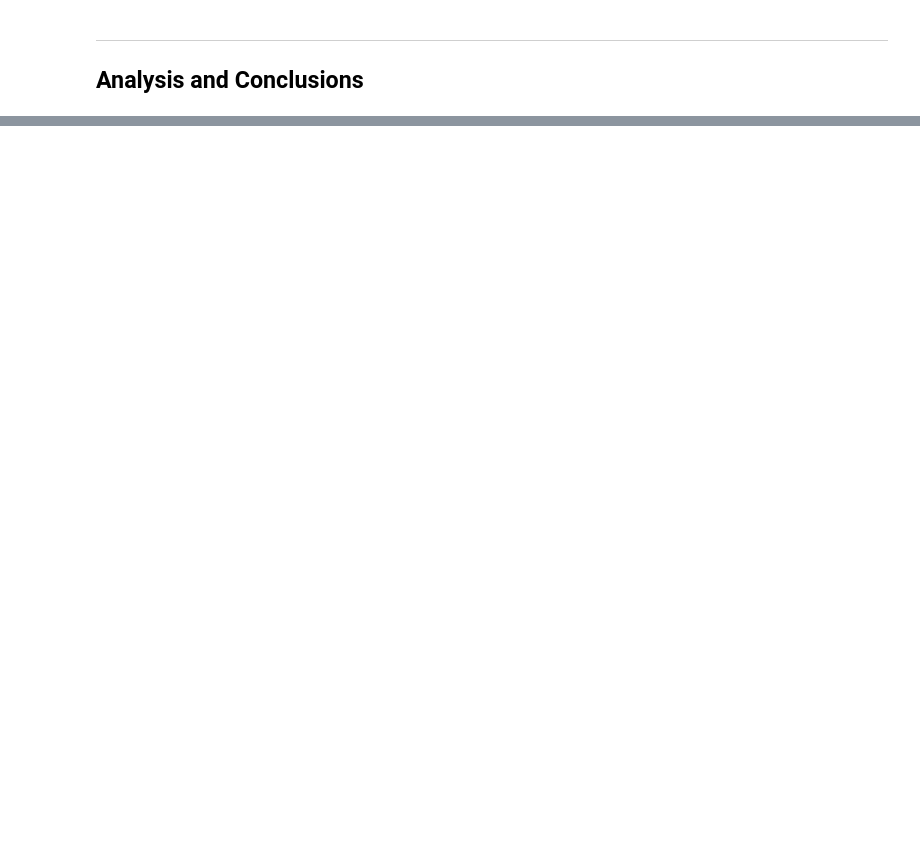
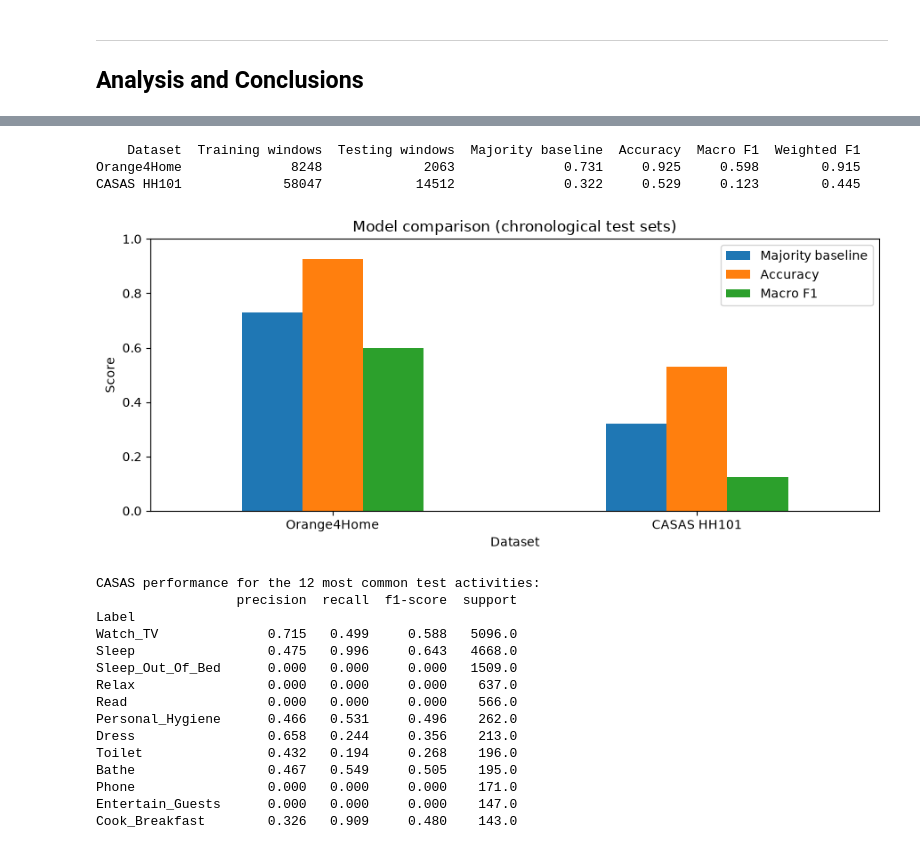
Before and after one commit to KhenFalcon/CSCI-4380---Data-Mining---Final-Project, a Jupyter notebook: CS4380 - Final Project.ipynb, the cells around one changed output, grey strips where cells are left out. Cells and saved outputs as stored; diff of their text form; code cells hidden in the pictures; blank space fills up the shorter version.

```diff
--- a/CS4380 - Final Project.ipynb
+++ b/CS4380 - Final Project.ipynb
@@ -663,0 +687,12 @@ model.fit(o4h_train_X, o4h_train_y) # training
+# %%
+# --- CASAS ---
+# Use the same chronological 80/20 split and Random Forest settings as Orange4Home.
+casas_part_i = int(len(casas_X) * 0.8)
+casas_train_X, casas_test_X = casas_X.iloc[:casas_part_i], casas_X.iloc[casas_part_i:]
+casas_train_y, casas_test_y = casas_y.iloc[:casas_part_i], casas_y.iloc[casas_part_i:]
+
+casas_model = RandomForestClassifier(n_estimators=100, max_depth=12, min_samples_leaf=5,
+                                     random_state=42, n_jobs=-1)
+casas_model.fit(casas_train_X, casas_train_y)
+casas_predictions = casas_model.predict(casas_test_X)
+print(f"CASAS: {len(casas_train_X):,} training windows, {len(casas_test_X):,} testing windows")
@@ -666,0 +730,55 @@ model.fit(o4h_train_X, o4h_train_y) # training
+# %%
+from sklearn.metrics import classification_report
+
+# Compare performance to a simple model that always guesses the training majority class.
+def summarize_results(name, train_y, test_y, predicted):
+    majority = train_y.value_counts().idxmax()
+    return {
+        "Dataset": name,
+        "Training windows": len(train_y),
+        "Testing windows": len(test_y),
+        "Majority baseline": (test_y == majority).mean(),
+        "Accuracy": accuracy_score(test_y, predicted),
+        "Macro F1": f1_score(test_y, predicted, average="macro", zero_division=0),
+        "Weighted F1": f1_score(test_y, predicted, average="weighted", zero_division=0),
+    }
+
+results = pd.DataFrame([
+    summarize_results("Orange4Home", o4h_train_y, o4h_test_y, o4h_predictions),
+    summarize_results("CASAS HH101", casas_train_y, casas_test_y, casas_predictions),
+])
+print(results.round(3).to_string(index=False))
+
+results.set_index("Dataset")[["Majority baseline", "Accuracy", "Macro F1"]].plot(
+    kind="bar", figsize=(9, 4), rot=0, ylim=(0, 1), title="Model comparison (chronological test sets)")
+plt.ylabel("Score")
+plt.tight_layout()
+plt.show()
+
+# Inspect which CASAS activities are well recognized vs missed.
+casas_report = pd.DataFrame(classification_report(
+    casas_test_y, casas_predictions, output_dict=True, zero_division=0
+)).T
+print("\nCASAS performance for the 12 most common test activities:")
+print(casas_report.loc[casas_test_y.value_counts().head(12).index,
+                       ["precision", "recall", "f1-score", "support"]].round(3).to_string())
+# %% [output]
+    Dataset  Training windows  Testing windows  Majority baseline  Accuracy  Macro F1  Weighted F1
+Orange4Home              8248             2063              0.731     0.925     0.598        0.915
+CASAS HH101             58047            14512              0.322     0.529     0.123        0.445
+[figure, added]
+CASAS performance for the 12 most common test activities:
+                  precision  recall  f1-score  support
+Label
+Watch_TV              0.715   0.499     0.588   5096.0
+Sleep                 0.475   0.996     0.643   4668.0
+Sleep_Out_Of_Bed      0.000   0.000     0.000   1509.0
+Relax                 0.000   0.000     0.000    637.0
+Read                  0.000   0.000     0.000    566.0
+Personal_Hygiene      0.466   0.531     0.496    262.0
+Dress                 0.658   0.244     0.356    213.0
+Toilet                0.432   0.194     0.268    196.0
+Bathe                 0.467   0.549     0.505    195.0
+Phone                 0.000   0.000     0.000    171.0
+Entertain_Guests      0.000   0.000     0.000    147.0
+Cook_Breakfast        0.326   0.909     0.480    143.0
```
Also changed, not shown: parts of 14 cells of this notebook.
